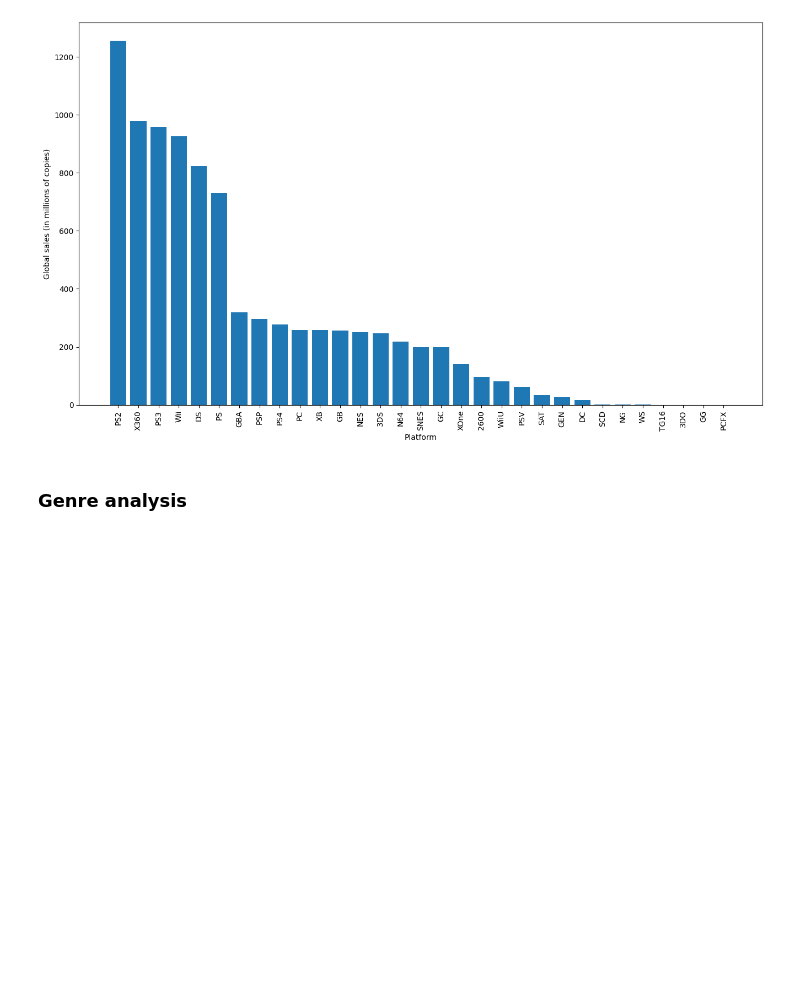
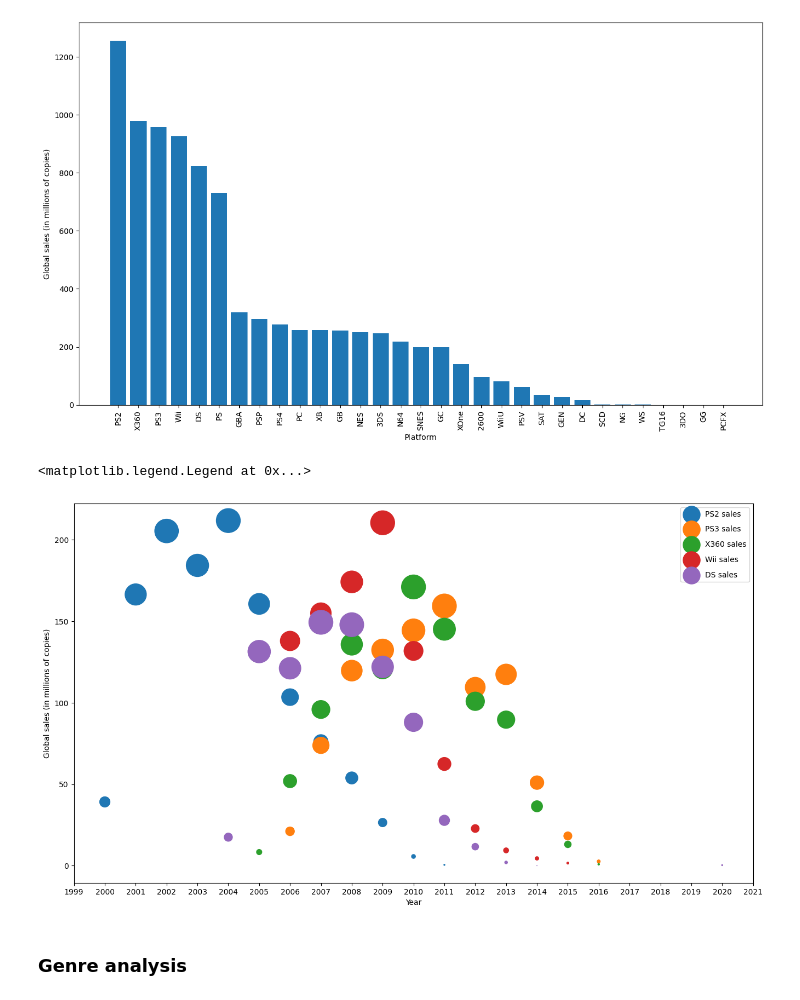
Before and after one commit to hansstanley/YongTauFoo, a Jupyter notebook: notebooks/sales.ipynb, the cells around one changed output. Saved outputs shown, nothing was run; the diff lists cells and outputs as text; code cells hidden in the pictures; blank space fills up the shorter version.

Commit message:
Add platform sales by year bubble

```diff
--- a/notebooks/sales.ipynb
+++ b/notebooks/sales.ipynb
@@ -107,6 +107,42 @@ plt.ylabel('Global sales (in millions of copies)')
 # %% [output]
 Text(0, 0.5, 'Global sales (in millions of copies)')
 [figure]
+# %%
+platform_ps2 = sales[sales['Platform'] == 'PS2']
+platform_ps2_year_global_sales = platform_ps2.groupby('Year')['Global_Sales'].sum()
+pp2ygs_normalised = platform_ps2_year_global_sales / platform_ps2_year_global_sales.max()
+
+platform_ps3 = sales[sales['Platform'] == 'PS3']
+platform_ps3_year_global_sales = platform_ps3.groupby('Year')['Global_Sales'].sum()
+pp3ygs_normalised = platform_ps3_year_global_sales / platform_ps3_year_global_sales.max()
+
+platform_x360 = sales[sales['Platform'] == 'X360']
+platform_x360_year_global_sales = platform_x360.groupby('Year')['Global_Sales'].sum()
+px3ygs_normalised = platform_x360_year_global_sales / platform_x360_year_global_sales.max()
+
+platform_wii = sales[sales['Platform'] == 'Wii']
+platform_wii_year_global_sales = platform_wii.groupby('Year')['Global_Sales'].sum()
+pwiygs_normalised = platform_wii_year_global_sales / platform_wii_year_global_sales.max()
+
+platform_ds = sales[sales['Platform'] == 'DS']
+platform_ds_year_global_sales = platform_ds.groupby('Year')['Global_Sales'].sum()
+pdsygs_normalised = platform_ds_year_global_sales / platform_ds_year_global_sales.max()
+# %%
+size_mult = 1000
+plt.figure(figsize=(16, 9))
+plt.scatter(platform_ps2_year_global_sales.index, platform_ps2_year_global_sales, s=pp2ygs_normalised * size_mult, label='PS2 sales')
+plt.scatter(platform_ps3_year_global_sales.index, platform_ps3_year_global_sales, s=pp3ygs_normalised * size_mult, label='PS3 sales')
+plt.scatter(platform_x360_year_global_sales.index, platform_x360_year_global_sales, s=px3ygs_normalised * size_mult, label='X360 sales')
+plt.scatter(platform_wii_year_global_sales.index, platform_wii_year_global_sales, s=pwiygs_normalised * size_mult, label='Wii sales')
+plt.scatter(platform_ds_year_global_sales.index, platform_ds_year_global_sales, s=pdsygs_normalised * size_mult, label='DS sales')
+plt.xlim((1999, 2021))
+plt.xticks(np.arange(1999, 2022, 1))
+plt.xlabel('Year')
+plt.ylabel('Global sales (in millions of copies)')
+plt.legend(labelspacing=1)
+# %% [output]
+<matplotlib.legend.Legend at 0x...>
+[figure, added]
 # %% [markdown]
 ### Genre analysis
 # %%
```
Also changed, not shown: 1 other file.
